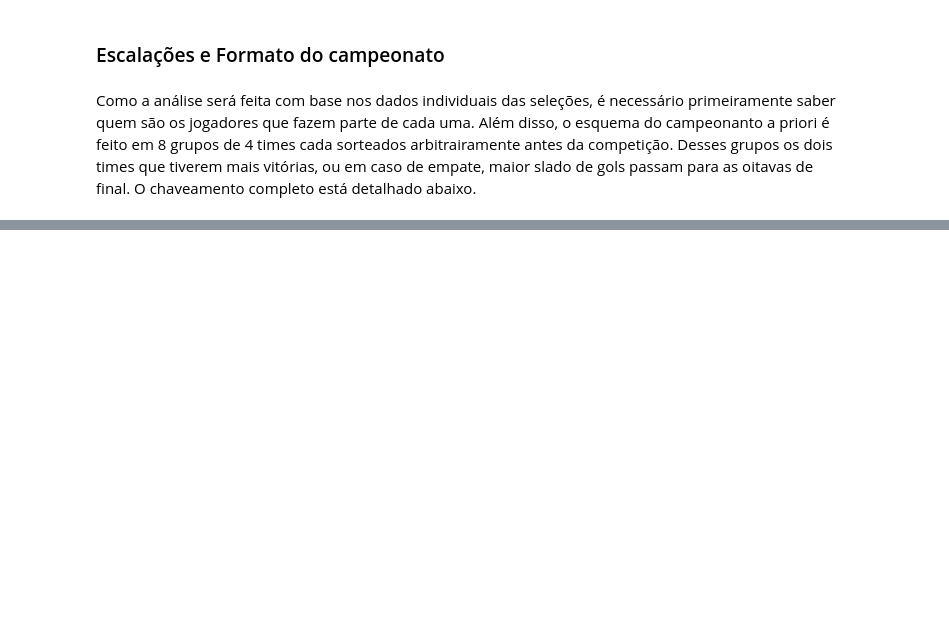
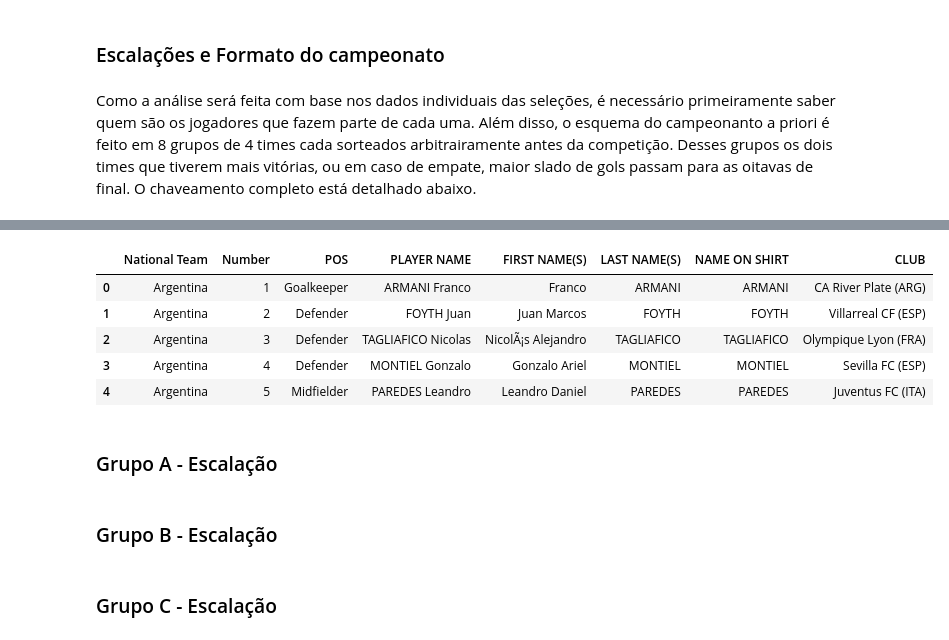
Before and after one commit to brunameinberg/previsaocopadomundo, a Jupyter notebook: relatorio_v2.ipynb, the cells around one changed output, grey strips where cells are left out. Cells and saved outputs as stored; diff of their text form; code cells hidden in the pictures; blank space fills up the shorter version.

```diff
--- a/relatorio_v2.ipynb
+++ b/relatorio_v2.ipynb
@@ -90,0 +234,15 @@ netherlands = jogadores2022.loc[filtro,:]
+# %%
+
+jogadorescopa= jogadorescopa.drop('HEIGHT (CM)',axis = 1)
+jogadorescopa= jogadorescopa.drop('DOB',axis = 1)
+
+jogadorescopa.head()
+# %% [output]
+|  | National Team | Number | POS | PLAYER NAME | FIRST NAME(S) | LAST NAME(S) | NAME ON SHIRT | CLUB |
+| 0 | Argentina | 1 | Goalkeeper | ARMANI Franco | Franco | ARMANI | ARMANI | CA River Plate (ARG) |
+| 1 | Argentina | 2 | Defender | FOYTH Juan | Juan Marcos | FOYTH | FOYTH | Villarreal CF (ESP) |
+| 2 | Argentina | 3 | Defender | TAGLIAFICO Nicolas | NicolÃ¡s Alejandro | TAGLIAFICO | TAGLIAFICO | Olympique Lyon (FRA) |
+| 3 | Argentina | 4 | Defender | MONTIEL Gonzalo | Gonzalo Ariel | MONTIEL | MONTIEL | Sevilla FC (ESP) |
+| 4 | Argentina | 5 | Midfielder | PAREDES Leandro | Leandro Daniel | PAREDES | PAREDES | Juventus FC (ITA) |
+# %% [markdown]
+### Grupo A - Escalação
@@ -90,0 +261,2 @@ netherlands = jogadores2022.loc[filtro,:]
+# %% [markdown]
+### Grupo B - Escalação
@@ -90,0 +275,2 @@ netherlands = jogadores2022.loc[filtro,:]
+# %% [markdown]
+### Grupo C - Escalação
```
Also changed, not shown: parts of 33 cells of this notebook, 1 other file.
